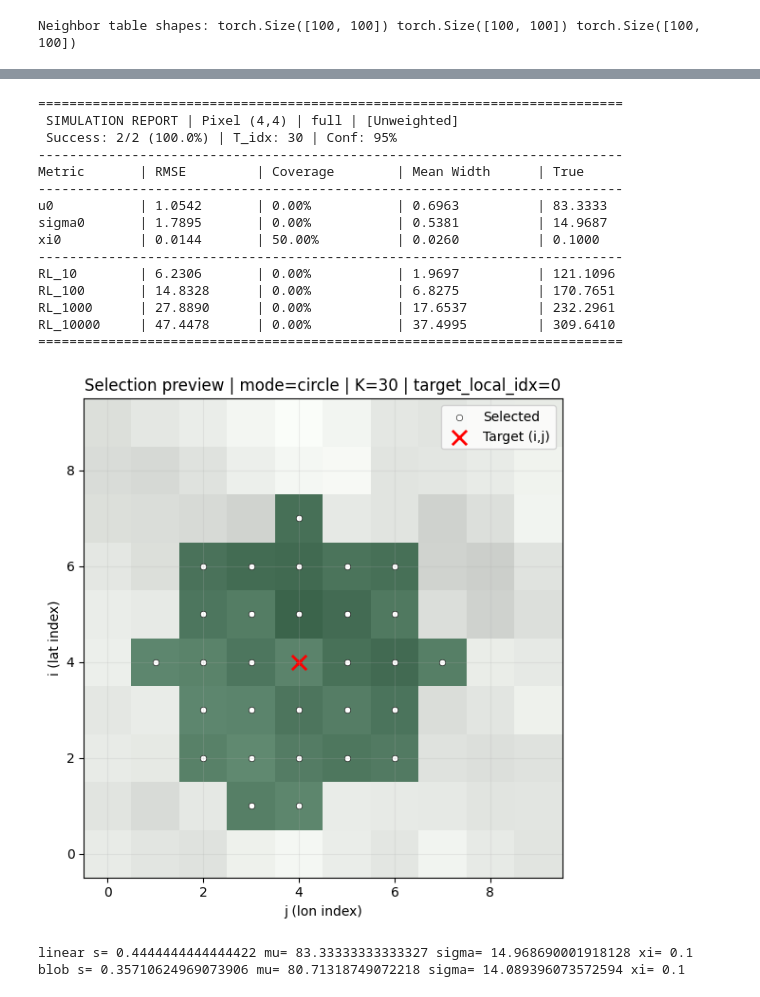
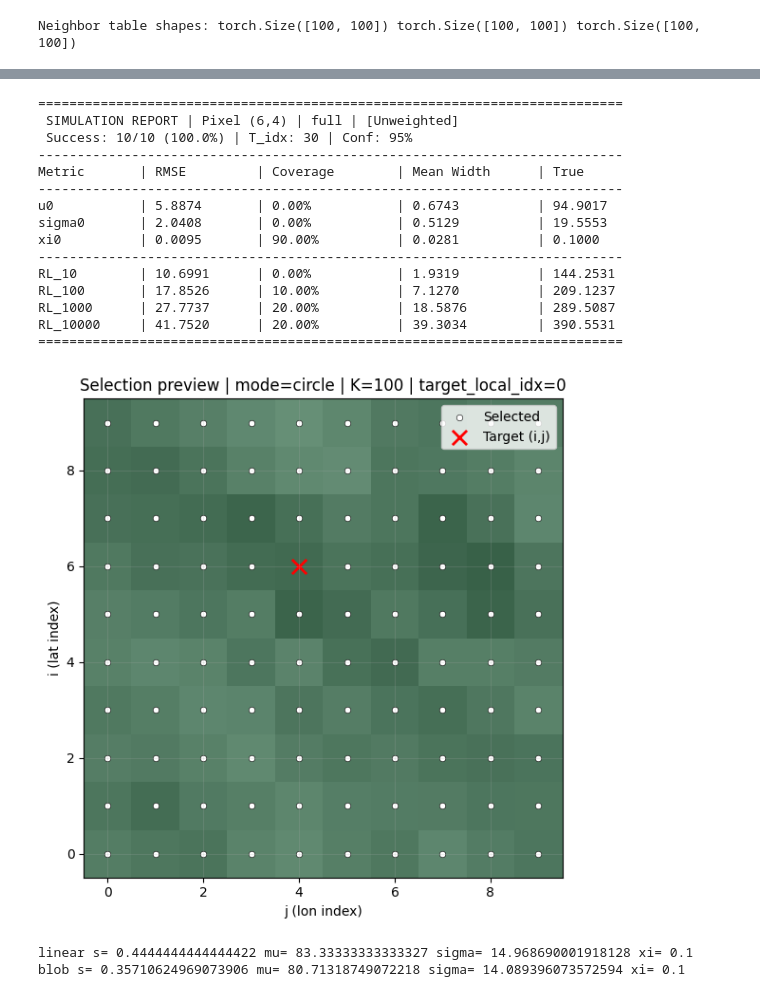
Before and after one commit to RPGSynth/EVT_Univariate, a Jupyter notebook: EVT_Classes/SIM/sim.ipynb, the cells around one changed output, grey strips where cells are left out. Drawn from its saved outputs; the diff is of its cells as text; code cells hidden in the pictures.

```diff
--- a/EVT_Classes/SIM/sim.ipynb
+++ b/EVT_Classes/SIM/sim.ipynb
@@ -22,7 +22,7 @@ from EVT_Classes.selector import select_spatial_neighborhood
 gen_kwargs = dict(n_lat=10, n_lon=10, n_time=100,
                   beta_mu0=70, beta_mu_t=0, beta_ls0=np.log(11.0),beta_ls_s=np.log(2),beta_mu_s=30,xi_noise=False,xi_noise_amp=0.05)
 
-data, meta = generate_gev_dataset_linear(**gen_kwargs,)
+data, meta = generate_gev_dataset_blobs(**gen_kwargs,)
 plot_random_time_series(data, meta)
 plot_random_spatial_slice(data, meta)
 
@@ -32,8 +32,8 @@ plt.figure(figsize=(10, 4))
 plt.subplot(1, 2, 1)
 # Note: using a colormap like 'Blues' or 'YlGnBu' feels more like rain
 im = plt.imshow(meta["s_field"], origin="lower", cmap="YlGnBu", extent=[0, 100, 0, 100])
-plt.colorbar(im, label="Storm Intensity (0-1)")
-plt.title("Spatial Covariate (Precipitation Potential)")
+plt.colorbar(im, label="Field intensity (0-1)")
+plt.title("Spatial Covariate field (Heterogenous)")
 
 # Plot the resulting Data (Should be > 0)
 plt.subplot(1, 2, 2)
@@ -2857,52 +2923,52 @@ def gaussian2d_adapter_binary(*args, **kwargs):
 selector_args = {
     "mode": "circle",      # "square" or "circle"
     "radius": None,        # None => full-grid fallback
-    "max_points": 52,      # direct control
+    "max_points": 23,      # direct control
     "include_center": True
 }
 results = compute_combined_sim(
-    generate_fn=generate_gev_dataset_linear,
+    generate_fn=generate_gev_dataset_blobs,
     gen_kwargs=gen_kwargs,
-    i=4, j=4,
-    n_runs=2,
+    i=6, j=4,
+    n_runs=10,
     return_periods=[10, 100, 1000,10000],
     t_idx=30,
     n_jobs_runs=-1,
     verbose=True,
-    fit_mode="full",  # if your compute path needs it for callable weights
+    fit_mode="full",  # if your compute path needs it for callable
 )
 # %% [output]
 ===========================================================================
- SIMULATION REPORT | Pixel (4,4) | full | [Unweighted]
- Success: 2/2 (100.0%) | T_idx: 30 | Conf: 95%
+ SIMULATION REPORT | Pixel (6,4) | full | [Unweighted]
+ Success: 10/10 (100.0%) | T_idx: 30 | Conf: 95%
 ---------------------------------------------------------------------------
 Metric       | RMSE         | Coverage        | Mean Width      | True
 ---------------------------------------------------------------------------
-u0           | 1.0542       | 0.00%           | 0.6963          | 83.3333
-sigma0       | 1.7895       | 0.00%           | 0.5381          | 14.9687
-xi0          | 0.0144       | 50.00%          | 0.0260          | 0.1000
+u0           | 5.8874       | 0.00%           | 0.6743          | 94.9017
+sigma0       | 2.0408       | 0.00%           | 0.5129          | 19.5553
+xi0          | 0.0095       | 90.00%          | 0.0281          | 0.1000
 ---------------------------------------------------------------------------
-RL_10        | 6.2306       | 0.00%           | 1.9697          | 121.1096
-RL_100       | 14.8328      | 0.00%           | 6.8275          | 170.7651
-RL_1000      | 27.8890      | 0.00%           | 17.6537         | 232.2961
-RL_10000     | 47.4478      | 0.00%           | 37.4995         | 309.6410
+RL_10        | 10.6991      | 0.00%           | 1.9319          | 144.2531
+RL_100       | 17.8526      | 10.00%          | 7.1270          | 209.1237
+RL_1000      | 27.7737      | 20.00%          | 18.5876         | 289.5087
+RL_10000     | 41.7520      | 20.00%          | 39.3034         | 390.5531
 ===========================================================================
 # %%
 selector_args = {
     "mode": "circle",      # "square" or "circle"
     "radius": None,        # None => full-grid fallback
-    "max_points": 30,      # direct control
+    "max_points": 100,      # direct control
     "include_center": True
 }
 
 preview_selection(
     data_shape=data.shape,  # (T,H,W)
-    i=4, j=4,
+    i=6, j=4,
     selector_args=selector_args,
     background=meta.get("s_field", None)  # optional
 )
 # %% [output]
-[figure, old version]
+[figure, new version]
 # %%
 i,j,t = 4,4,30
 for fn,name in [(generate_gev_dataset_linear,"linear"), (generate_gev_dataset_blobs,"blob")]:
```
Also changed, not shown: parts of 3 cells of this notebook, 8 other files.
